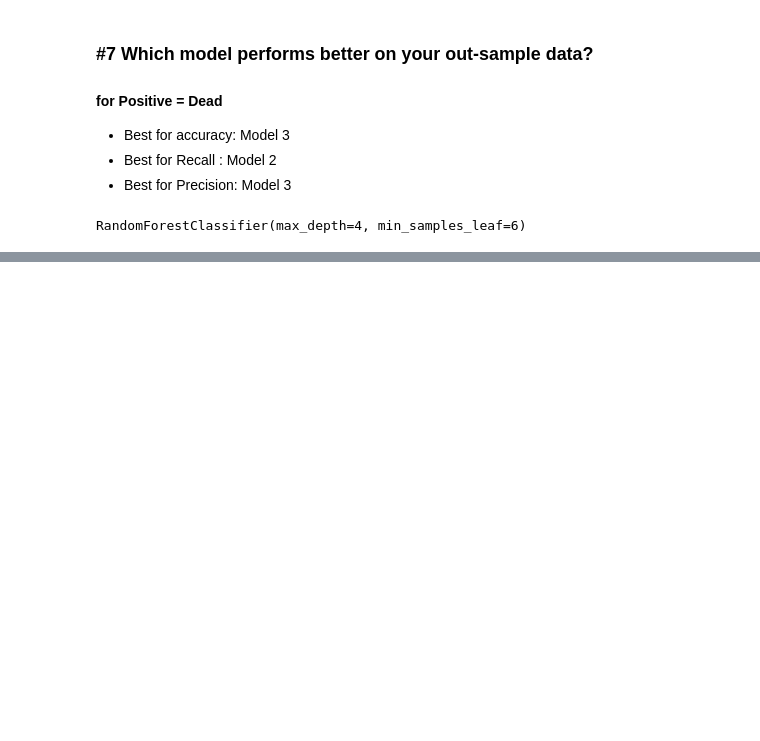
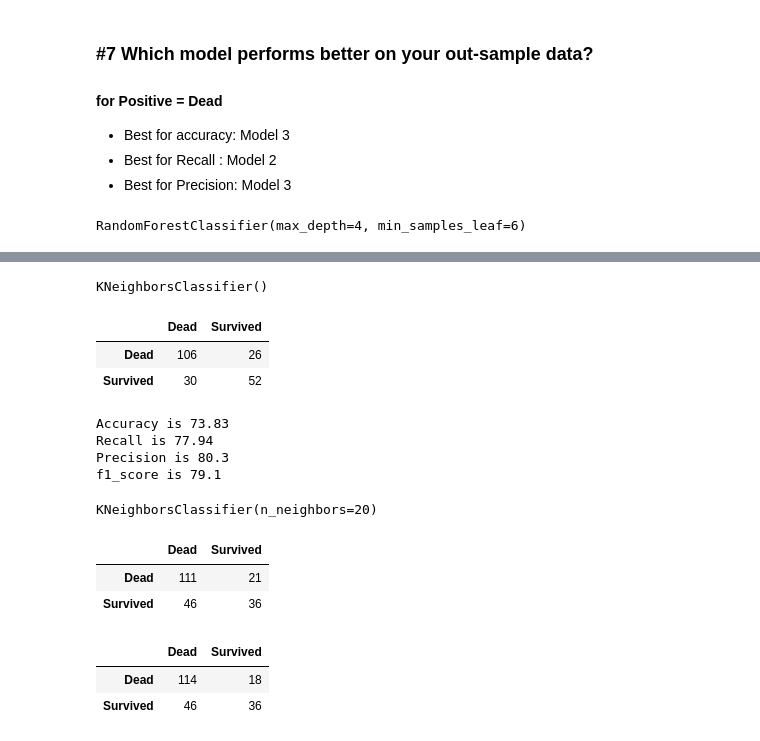
Before and after one commit to carterrxavier/classification-exercises, a Jupyter notebook: model.ipynb, the cells around one changed output, grey strips where cells are left out. Saved outputs shown, nothing was run; the diff lists cells and outputs as text; code cells hidden in the pictures; blank space fills up the shorter version.

Commit message:
update module with K-nearest

```diff
--- a/model.ipynb
+++ b/model.ipynb
@@ -358,0 +371,10 @@ dfv_1, dfv_2
+# %%
+#1.Fit a K-Nearest Neighbors classifier to your training sample and transform
+#(i.e. make predictions on the training sample)
+t_scores=[]
+v_scores=[]
+for i in range(1,21):
+    knn = KNeighborsClassifier(n_neighbors= i)
+    knn.fit(X_train, y_train)
+    t_scores.append({'k-value for Train':i, 'Train accuracy': '{:.2f} %'.format(knn.score(X_train,y_train) * 100)})
+    v_scores.append({'k-value for Validate':i, 'Validate accuracy' : '{:2f}%'.format(knn.score(X_validate,y_validate) * 100)})
@@ -358,0 +427,16 @@ dfv_1, dfv_2
+# %%
+###Confusion matrix for validate when n = 5, our best accuracy with smallest n
+knn = KNeighborsClassifier(n_neighbors=5)
+knn.fit(X_train, y_train)
+# %% [output]
+KNeighborsClassifier()
+# %%
+knn_best = knn.predict(X_validate)
+knnm_best = pd.DataFrame(confusion_matrix(y_validate, knn_best),index=labels,columns=labels)
+labels = ["Dead", "Survived"]
+# %%
+knnm_best
+# %% [output]
+|  | Dead | Survived |
+| Dead | 106 | 26 |
+| Survived | 30 | 52 |
@@ -358,0 +450,20 @@ dfv_1, dfv_2
+# %%
+print('Accuracy is {:.4}'.format(accuracy * 100))
+print('Recall is {:.4}'.format(recall * 100) )
+print('Precision is {:.4}'.format(precision *100))
+print('f1_score is {:.4}'.format(f1_score * 100))
+# %% [output]
+Accuracy is 73.83
+Recall is 77.94
+Precision is 80.3
+f1_score is 79.1
+# %%
+#Run through steps 2-4 setting k to 10
+knn_10 = KNeighborsClassifier(n_neighbors=10)
+knn_10.fit(X_train, y_train)
+
+#Run through setps 2-4 setting k to 20
+knn_20 = KNeighborsClassifier(n_neighbors=20)
+knn_20.fit(X_train, y_train)
+# %% [output]
+KNeighborsClassifier(n_neighbors=20)
@@ -358,0 +476,12 @@ dfv_1, dfv_2
+# %%
+knnm_10
+# %% [output]
+|  | Dead | Survived |
+| Dead | 111 | 21 |
+| Survived | 46 | 36 |
+# %%
+knnm_20
+# %% [output]
+|  | Dead | Survived |
+| Dead | 114 | 18 |
+| Survived | 46 | 36 |
```
Also changed, not shown: parts of 21 cells of this notebook.
